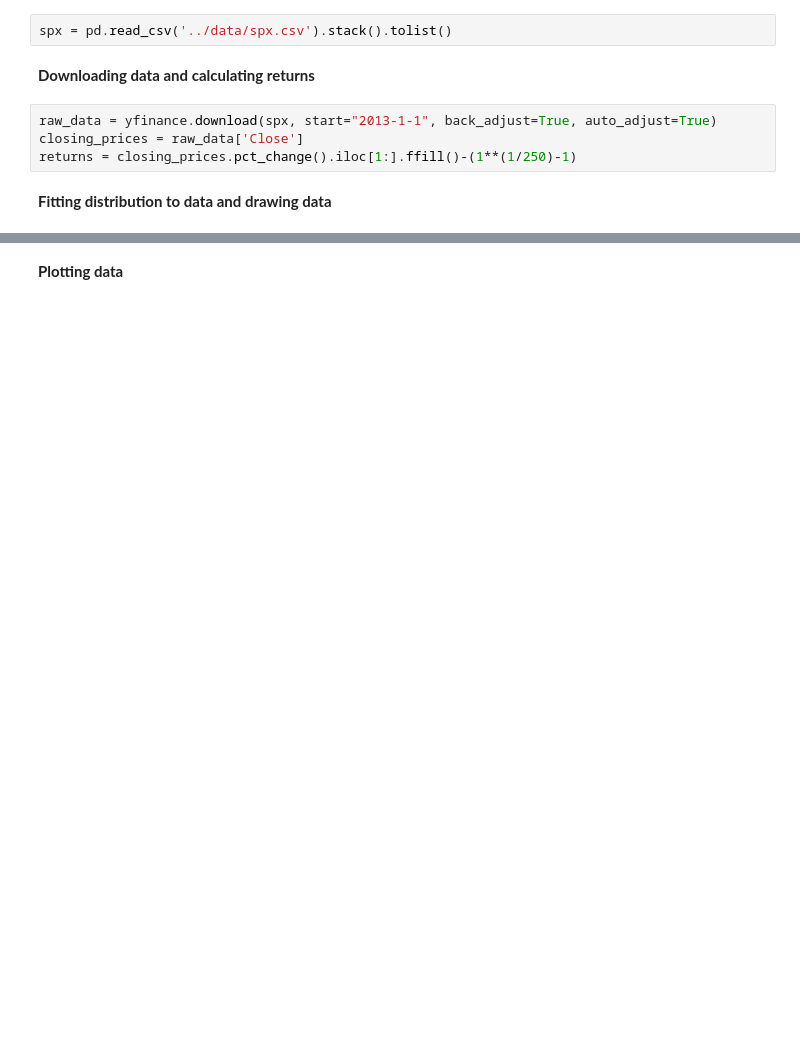
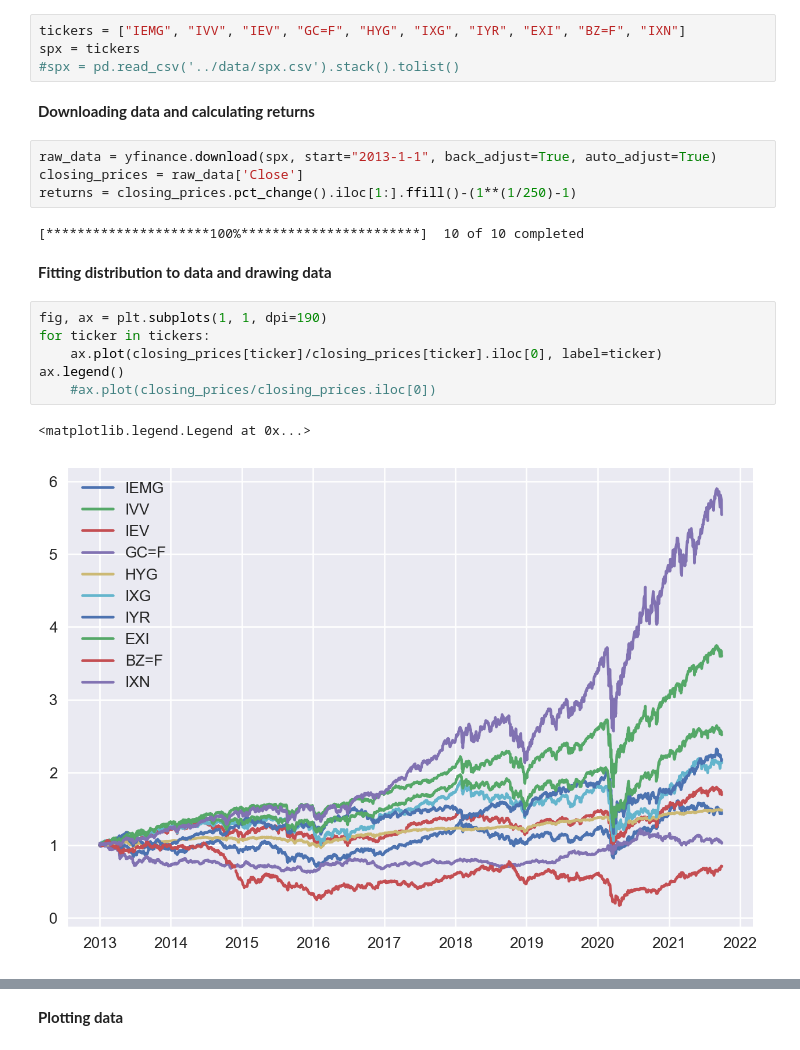
Before and after one commit to neriksen/thesis, a Jupyter notebook: Description of data/description_of_data.ipynb, the cells around one changed output, grey strips where cells are left out. Saved outputs shown, nothing was run; the diff lists cells and outputs as text; blank space fills up the shorter version.

Commit message:
Description of data: Tilføj korrekte tickers til notebook og lav figur der viser data

```diff
--- a/Description of data/description_of_data.ipynb
+++ b/Description of data/description_of_data.ipynb
@@ -10,13 +10,26 @@ import yfinance
 import seaborn as sns
 plt.style.use('seaborn')
 # %%
-spx = pd.read_csv('../data/spx.csv').stack().tolist()
+tickers = ["IEMG", "IVV", "IEV", "GC=F", "HYG", "IXG", "IYR", "EXI", "BZ=F", "IXN"]
+spx = tickers
+#spx = pd.read_csv('../data/spx.csv').stack().tolist()
 # %% [markdown]
 **Downloading data and calculating returns**
 # %%
 raw_data = yfinance.download(spx, start="2013-1-1", back_adjust=True, auto_adjust=True)
 closing_prices = raw_data['Close']
 returns = closing_prices.pct_change().iloc[1:].ffill()-(1**(1/250)-1)
+# %% [output]
+[*********************100%***********************]  10 of 10 completed
 # %% [markdown]
 **Fitting distribution to data and drawing data**
+# %%
+fig, ax = plt.subplots(1, 1, dpi=190)
+for ticker in tickers:
+    ax.plot(closing_prices[ticker]/closing_prices[ticker].iloc[0], label=ticker)
+ax.legend()
+    #ax.plot(closing_prices/closing_prices.iloc[0])
+# %% [output]
+<matplotlib.legend.Legend at 0x...>
+[figure, added]
 # %%
```
Also changed, not shown: parts of 2 cells of this notebook.
